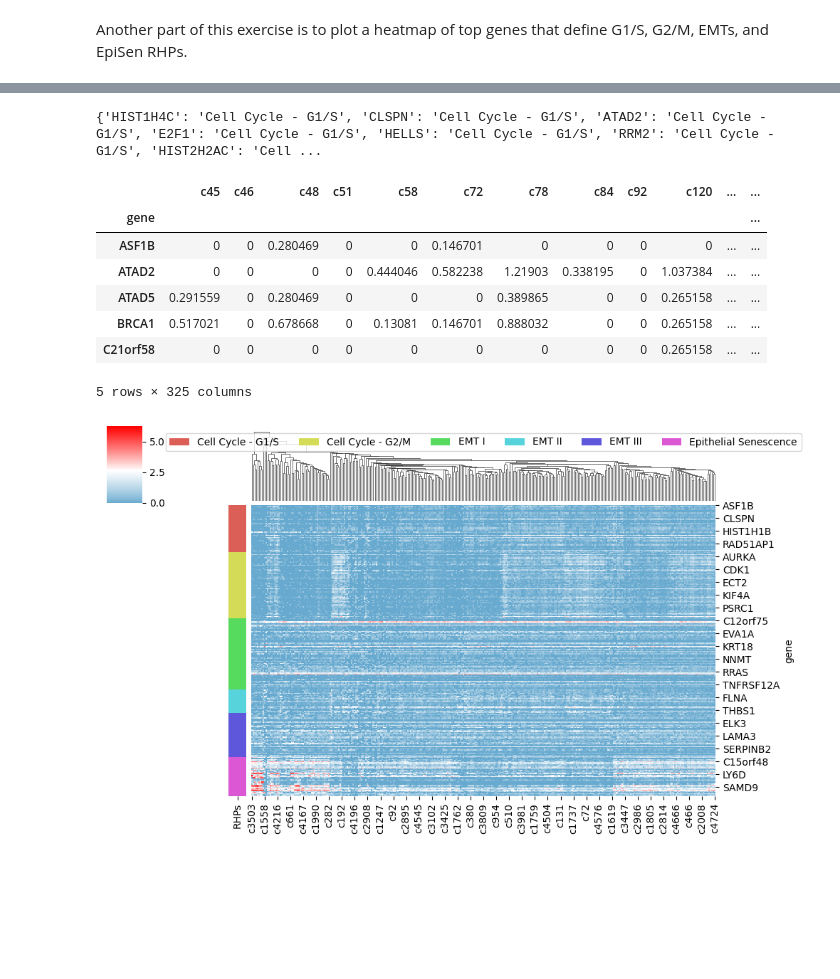
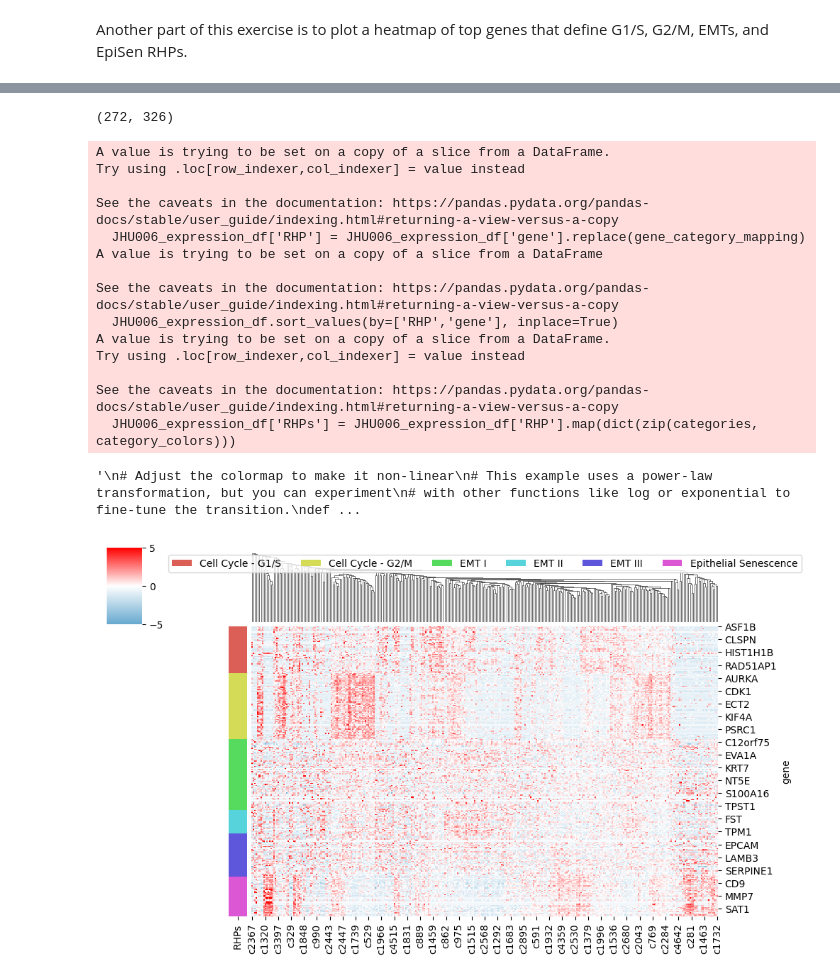
Before and after one commit to vasdumrong765/F1L_emulator_2024, a Jupyter notebook: src/240702_kinker_scanpy.ipynb, the cells around one changed output, grey strips where cells are left out. Drawn from its saved outputs; the diff is of its cells as text; code cells hidden in the pictures; blank space fills up the shorter version.

Commit message:
update heatmap and code

```diff
--- a/src/240702_kinker_scanpy.ipynb
+++ b/src/240702_kinker_scanpy.ipynb
@@ -194,15 +203,19 @@ adata_JHU006_filtered = adata_JHU006[:, adata_JHU006.var_names.isin(all_genes_of
 
 # Add RHP category to genes to adata.var
 gene_category_mapping = rhp_genes_df.set_index('gene')['RHP'].to_dict()
-print(gene_category_mapping)
+
+adata_JHU006_filtered.var['RHP'] = adata_JHU006_filtered.var_names.map(gene_category_mapping)
-# %% [output]
-{'HIST1H4C': 'Cell Cycle - G1/S', 'CLSPN': 'Cell Cycle - G1/S', 'ATAD2': 'Cell Cycle - G1/S', 'E2F1': 'Cell Cycle - G1/S', 'HELLS': 'Cell Cycle - G1/S', 'RRM2': 'Cell Cycle - G1/S', 'HIST2H2AC': 'Cell ...
 # %%
 JHU006_expression_df = pd.DataFrame.sparse.from_spmatrix(
     adata_JHU006_filtered.X,
     index=adata_JHU006_filtered.obs_names,  # Cell names (rows)
     columns=adata_JHU006_filtered.var_names  # Gene names (columns)
     ).transpose().reset_index(names='gene')
+
+# Need drop rows with all 0's because it messes up clustering and zscore cal
+rows_with_all_zeros = (JHU006_expression_df.iloc[:, 1:326] == 0).all(axis=1)
+JHU006_expression_df = JHU006_expression_df[~rows_with_all_zeros]
+print(JHU006_expression_df.shape)
 
 JHU006_expression_df['RHP'] = JHU006_expression_df['gene'].replace(gene_category_mapping)
 JHU006_expression_df.sort_values(by=['RHP','gene'], inplace=True)
@@ -215,16 +228,27 @@ JHU006_expression_df['RHPs'] = JHU006_expression_df['RHP'].map(dict(zip(categori
 JHU006_expression_df.index = JHU006_expression_df['gene']
 
 # JHU006_expression_df.head()
-JHU006_expression_df.iloc[:,1:326].head()
+# Convert SparseArray column dtype to numpy
+JHU006_expression_df.iloc[:, 1:326] = JHU006_expression_df.iloc[:, 1:326].sparse.to_dense().astype(np.float64)
+
+# No missing value
+# JHU006_expression_df.iloc[:,1:326].isna().sum(axis=0).sum()
 # %% [output]
-|  | c45 | c46 | c48 | c51 | c58 | c72 | c78 | c84 | c92 | c120 | ... | ... |
-| gene |  |  |  |  |  |  |  |  |  |  |  | ... |
-| ASF1B | 0 | 0 | 0.280469 | 0 | 0 | 0.146701 | 0 | 0 | 0 | 0 | ... | ... |
-| ATAD2 | 0 | 0 | 0 | 0 | 0.444046 | 0.582238 | 1.21903 | 0.338195 | 0 | 1.037384 | ... | ... |
-| ATAD5 | 0.291559 | 0 | 0.280469 | 0 | 0 | 0 | 0.389865 | 0 | 0 | 0.265158 | ... | ... |
-| BRCA1 | 0.517021 | 0 | 0.678668 | 0 | 0.13081 | 0.146701 | 0.888032 | 0 | 0 | 0.265158 | ... | ... |
-| C21orf58 | 0 | 0 | 0 | 0 | 0 | 0 | 0 | 0 | 0 | 0.265158 | ... | ... |
-5 rows × 325 columns
+(272, 326)
+A value is trying to be set on a copy of a slice from a DataFrame.
+Try using .loc[row_indexer,col_indexer] = value instead
+
+See the caveats in the documentation: https://pandas.pydata.org/pandas-docs/stable/user_guide/indexing.html#returning-a-view-versus-a-copy
+  JHU006_expression_df['RHP'] = JHU006_expression_df['gene'].replace(gene_category_mapping)
+A value is trying to be set on a copy of a slice from a DataFrame
+
+See the caveats in the documentation: https://pandas.pydata.org/pandas-docs/stable/user_guide/indexing.html#returning-a-view-versus-a-copy
+  JHU006_expression_df.sort_values(by=['RHP','gene'], inplace=True)
+A value is trying to be set on a copy of a slice from a DataFrame.
+Try using .loc[row_indexer,col_indexer] = value instead
+
+See the caveats in the documentation: https://pandas.pydata.org/pandas-docs/stable/user_guide/indexing.html#returning-a-view-versus-a-copy
+  JHU006_expression_df['RHPs'] = JHU006_expression_df['RHP'].map(dict(zip(categories, category_colors)))
 # %%
 import matplotlib.colors as mcolors
 
@@ -234,11 +258,12 @@ colors = ["#67a9cf", "white", "red"]
 # Create a colormap using LinearSegmentedColormap
 cmap = mcolors.LinearSegmentedColormap.from_list("custom_cmap", colors)
 
+'''
 # Adjust the colormap to make it non-linear
 # This example uses a power-law transformation, but you can experiment
 # with other functions like log or exponential to fine-tune the transition.
 def custom_cmap_function(x):
-    return x**0.8  # Adjust the exponent to control the non-linearity
+    return x**1  # Adjust the exponent to control the non-linearity
 
 cmap = cmap(np.linspace(0, 1, 256))  # Generate 256 color values
 cmap = mcolors.ListedColormap(cmap)  # Convert to ListedColormap
@@ -247,24 +272,30 @@ cmap = mcolors.ListedColormap(cmap)  # Convert to ListedColormap
 cmap = mcolors.LinearSegmentedColormap.from_list(
     "custom_cmap_nonlinear", cmap(custom_cmap_function(np.linspace(0, 1, 256)))
 )
+'''
+# %% [output]
+'\n# Adjust the colormap to make it non-linear\n# This example uses a power-law transformation, but you can experiment\n# with other functions like log or exponential to fine-tune the transition.\ndef ...
 # %%
 # Plot the heatmap
 g = sns.clustermap(
     JHU006_expression_df.iloc[:,1:326],
+    z_score=0, # calculate z-score for rows
     row_cluster=False,  # Do not cluster rows (genes)
     col_cluster=True,   # Cluster columns (cells)
     row_colors=JHU006_expression_df['RHPs'],  # Add gene category color labels
     cmap=cmap,     # Heatmap color map
     figsize=(10, 6),
+    vmin=-5,          # Set minimum value for colormap
+    vmax=5
 )
 
 # Customize the color legend
 for label, color in zip(categories, category_colors):
     g.ax_col_dendrogram.bar(0, 0, color=color, label=label, linewidth=0)
 g.ax_col_dendrogram.legend(loc="upper center", ncol=6)
 
 # g.ax_heatmap.set_yticklabels(JHU006_expression_df['gene'])
 
 plt.show()
 # %% [output]
-[figure, old version]
+[figure, new version]
```
Also changed, not shown: parts of 3 cells of this notebook, 1 other file.
